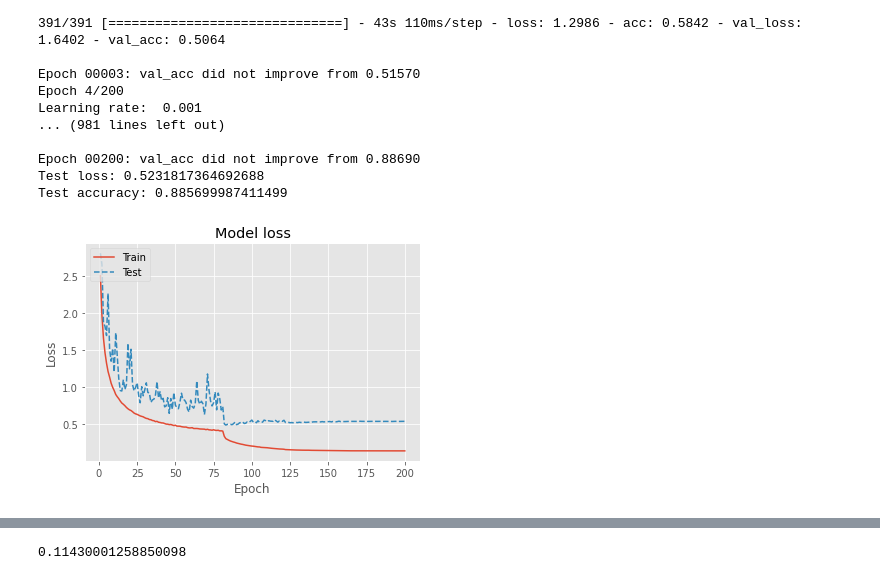
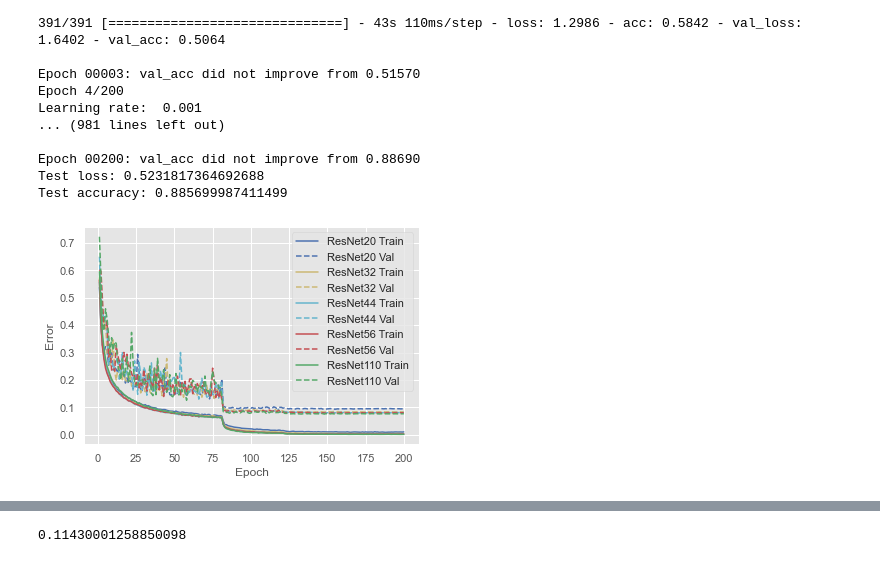
Before and after one commit to taeokimeng/networks, a Jupyter notebook: resnet/tensorflow/resnetv1v2_cifar10.ipynb, the cells around one changed output, grey strips where cells are left out. Cells and saved outputs as stored; diff of their text form; code cells hidden in the pictures.

Commit message:
Update showing training results

```diff
--- a/resnet/tensorflow/resnetv1v2_cifar10.ipynb
+++ b/resnet/tensorflow/resnetv1v2_cifar10.ipynb
@@ -549,22 +553,63 @@ Test accuracy: 0.885699987411499
 # %%
 EPOCH = 200 # number of epochs the model has trained for
 
-ex_history_df = pd.read_csv('/content/gdrive/My Drive/ResNet_CIFAR10_TF/saved_models/ResNet20v1e200' +
-                            '/model_history.csv', sep=',')
-history_df = pd.read_csv('/content/gdrive/My Drive/ResNet_CIFAR10_TF/saved_models/ResNet110v1e200' +
-                         '/model_history.csv', sep=',') # model_directory
+# ex_history_df = pd.read_csv('/content/gdrive/My Drive/ResNet_CIFAR10_TF/saved_models/ResNet20v1e200' +
+#                             '/model_history.csv', sep=',')
+# history_df = pd.read_csv('/content/gdrive/My Drive/ResNet_CIFAR10_TF/saved_models/ResNet110v1e200' +
+#                          '/model_history.csv', sep=',') # model_directory
+
+resnet20 = pd.read_csv('./resnet/models/ResNet20v1_e200' +
+                         '/model_history.csv', sep=',')
+resnet32 = pd.read_csv('./resnet/models/ResNet32v1_e200' +
+                         '/model_history.csv', sep=',')
+resnet44 = pd.read_csv('./resnet/models/ResNet44v1_e200' +
+                         '/model_history.csv', sep=',')
+resnet56 = pd.read_csv('./resnet/models/ResNet56v1_e200' +
+                         '/model_history.csv', sep=',')
+resnet110 = pd.read_csv('./resnet/models/ResNet110v1_e200' +
+                         '/model_history.csv', sep=',')
 
 # Plot training & validation loss values
+# plt.style.use("ggplot")
+# plt.plot(range(1, EPOCH + 1),
+#          resnet20['loss'])
+# plt.plot(range(1, EPOCH + 1),
+#          resnet20['val_loss'],
+#          linestyle='--')
+# plt.title('Model loss')
+# plt.ylabel('Loss')
+# plt.xlabel('Epoch')
+# plt.legend(['Train', 'Test'], loc='upper left')
+# plt.show()
+
 plt.style.use("ggplot")
 plt.plot(range(1, EPOCH + 1),
-         history_df['loss'])
+         1 - resnet20['acc'], 'b-')
 plt.plot(range(1, EPOCH + 1),
-         history_df['val_loss'],
-         linestyle='--')
-plt.title('Model loss')
-plt.ylabel('Loss')
+         1 - resnet20['val_acc'], 'b--')
+plt.plot(range(1, EPOCH + 1),
+         1 - resnet32['acc'], 'y-')
+plt.plot(range(1, EPOCH + 1),
+         1 - resnet32['val_acc'], 'y--')
+plt.plot(range(1, EPOCH + 1),
+         1 - resnet44['acc'], 'c-')
+plt.plot(range(1, EPOCH + 1),
+         1 - resnet44['val_acc'], 'c--')
+plt.plot(range(1, EPOCH + 1),
+         1 - resnet56['acc'], 'r-')
+plt.plot(range(1, EPOCH + 1),
+         1 - resnet56['val_acc'], 'r--')
+plt.plot(range(1, EPOCH + 1),
+         1 - resnet110['acc'], 'g-')
+fig = plt.plot(range(1, EPOCH + 1),
+         1 - resnet110['val_acc'], 'g--')
+plt.ylabel('Error')
 plt.xlabel('Epoch')
-plt.legend(['Train', 'Test'], loc='upper left')
+# plt.ylim((0.0, 0.2))
+plt.legend(['ResNet20 Train', 'ResNet20 Val', 'ResNet32 Train', 'ResNet32 Val',
+            'ResNet44 Train', 'ResNet44 Val', 'ResNet56 Train', 'ResNet56 Val',
+            'ResNet110 Train', 'ResNet110 Val'], loc='upper right')
+plt.savefig('ResNets_CIFAR10.png', dpi=300)
 plt.show()
 # %% [output]
-[figure, old version]
+[figure, new version]
```
Also changed, not shown: parts of 7 cells of this notebook.
